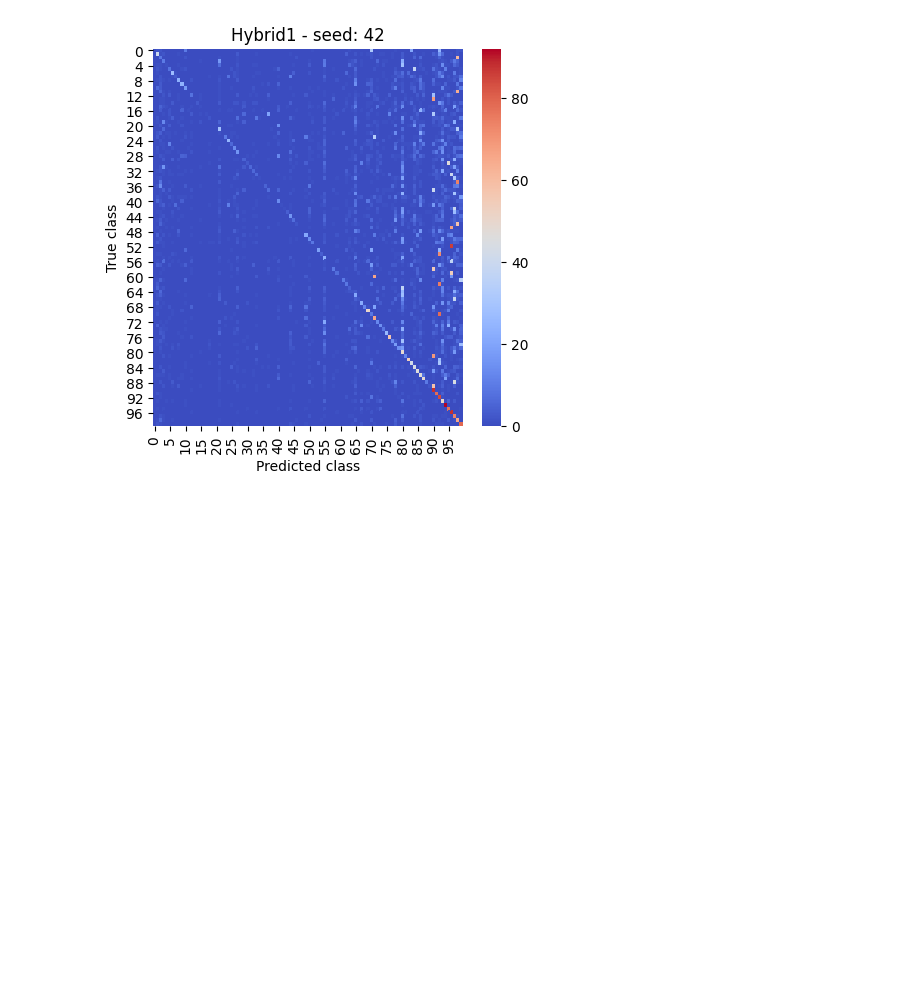
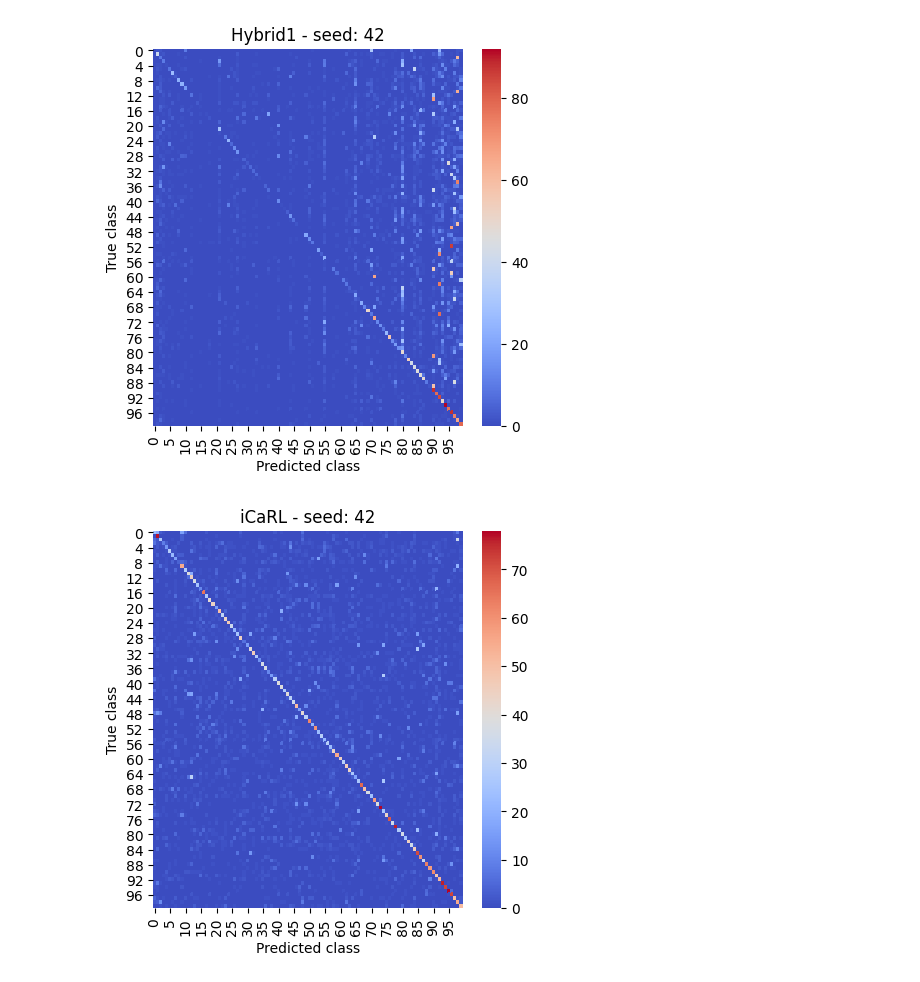
Before and after one commit to antonioalbanese/ProjectMLDL, a Jupyter notebook: plots/Plots.ipynb, the cells around one changed output. Drawn from its saved outputs; the diff is of its cells as text; code cells hidden in the pictures; blank space fills up the shorter version.

```diff
--- a/plots/Plots.ipynb
+++ b/plots/Plots.ipynb
@@ -90,6 +99,12 @@ Hybrid1_predictions =json.load(jsonfile)
 
 jsonfile = open("states/ConfusionMatrix/Hybrid1_true_labels.json")
 Hybrid1_true_labels =json.load(jsonfile)
+# %%
+jsonfile = open("states/ConfusionMatrix/iCaRL_predictions.json")
+iCaRL_predictions =json.load(jsonfile)
+
+jsonfile = open("states/ConfusionMatrix/iCaRL_true_labels.json")
+iCaRL_true_labels =json.load(jsonfile)
 # %%
 targets = np.array(LWF_true_labels[0])
 preds = np.array(LWF_predictions[0])
@@ -104,3 +119,10 @@ preds = np.array(Hybrid1_predictions[0])
 plot_confusion_matrix(targets, preds, 42, 'Hybrid1', cmap='coolwarm')
 # %% [output]
 [figure]
+# %%
+targets = np.array(iCaRL_true_labels[0])
+preds = np.array(iCaRL_predictions[0])
+
+plot_confusion_matrix(targets, preds, 42, 'iCaRL', cmap='coolwarm')
+# %% [output]
+[figure, added]
```
Also changed, not shown: parts of 5 cells of this notebook.
